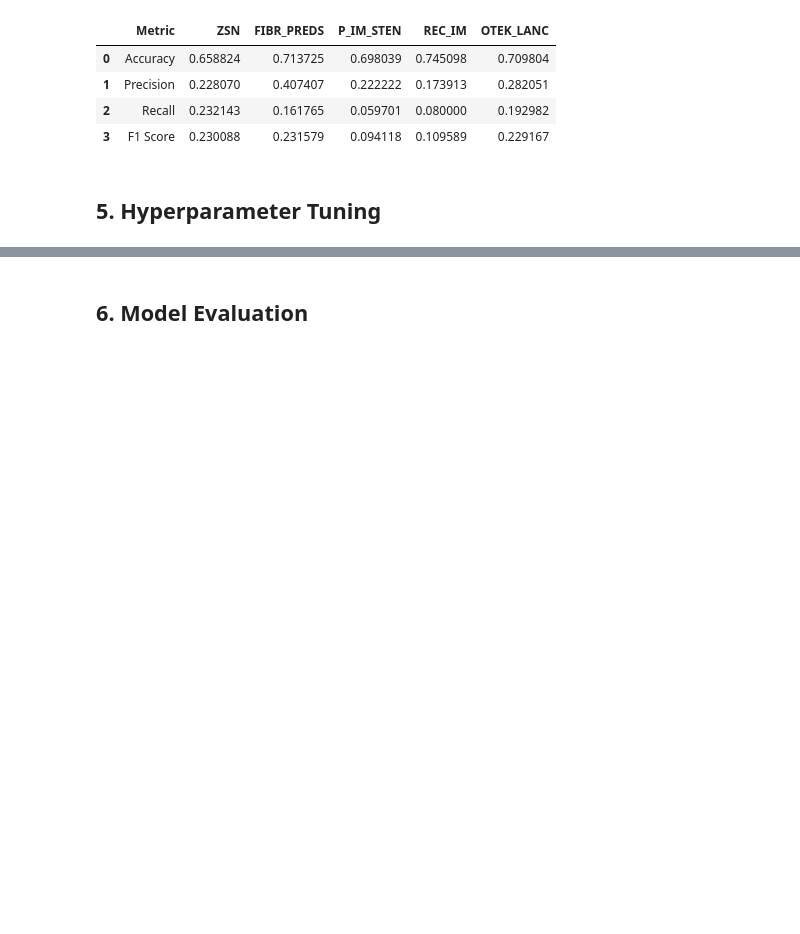
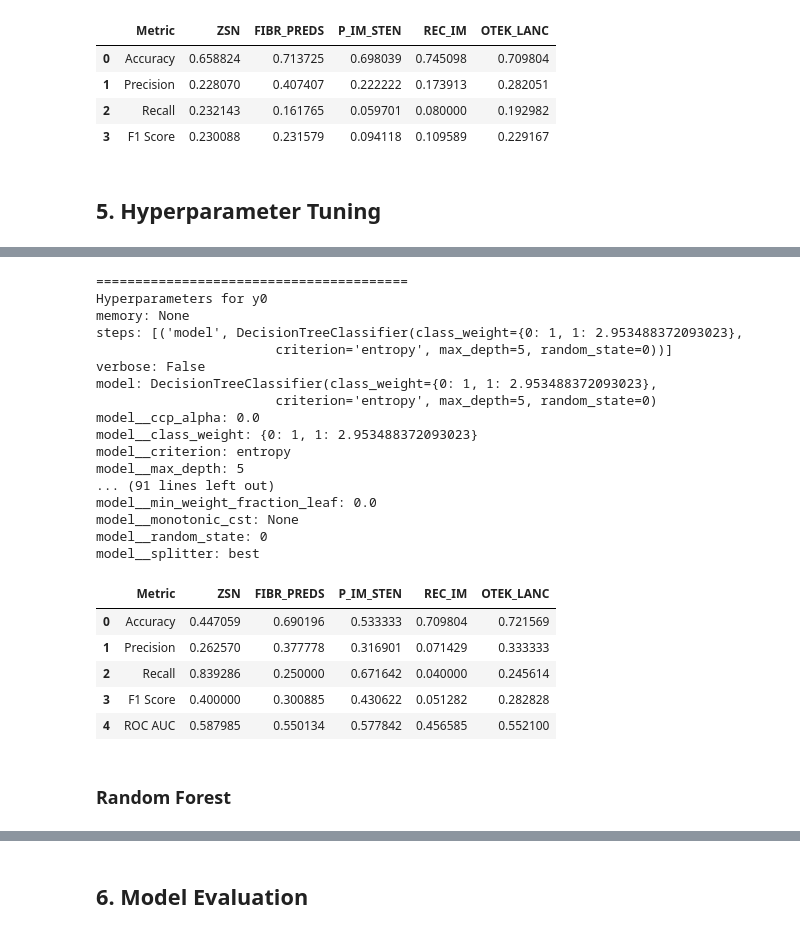
Before and after one commit to danghaidang04/Myocardial_Infraction_Complications_Analysis, a Jupyter notebook: main.ipynb, the cells around one changed output, grey strips where cells are left out. Drawn from its saved outputs; the diff is of its cells as text; code cells hidden in the pictures; blank space fills up the shorter version.

```diff
--- a/main.ipynb
+++ b/main.ipynb
@@ -617,0 +433,79 @@ results
+# %%
+# Define the pipeline
+pipeline = Pipeline(steps=[
+    ('model', DecisionTreeClassifier(random_state=0))
+])
+
+# Define class weights
+class_weights_zsn = {0: 1, 1: (len(y_train[0]) - sum(y_train[0])) / sum(y_train[0])}
+class_weights_fibr_preds = {0: 1, 1: (len(y_train[1]) - sum(y_train[1])) / sum(y_train[1])}
+class_weights_p_im_sten = {0: 1, 1: (len(y_train[2]) - sum(y_train[2])) / sum(y_train[2])}
+class_weights_rec_im = {0: 1, 1: (len(y_train[3]) - sum(y_train[3])) / sum(y_train[3])}
+class_weights_otek_lanc = {0: 1, 1: (len(y_train[4]) - sum(y_train[4])) / sum(y_train[4])}
+weights = [class_weights_zsn, class_weights_fibr_preds, class_weights_p_im_sten, class_weights_rec_im, class_weights_otek_lanc]
+
+# Post-pruning
+# path = DecisionTreeClassifier(random_state=0, class_weight={0: 1, 1: 3}).cost_complexity_pruning_path(X_train[0], y_train[0])
+# ccp_alphas, impurities = path.ccp_alphas, path.impurities
+# candidate_alphas = ccp_alphas[::10]
+
+# Define the hyperparameters
+param_grid = {
+    'model__criterion': ['gini', 'entropy'],
+    'model__max_depth': [5, 10, 15, 20],
+    'model__min_samples_split': [2, 5, 10],
+    # 'model__ccp_alpha': candidate_alphas,
+}
+
+# Define the grid search
+grid_search = GridSearchCV(pipeline, param_grid, cv=5, scoring='f1')
+
+# Train the model for all target variables and print the results as a table. A table includes several rows representing each of a metrics for imbalanced data. Each colummn represents each target variable.
+results = {"Metric": ["Accuracy", "Precision", "Recall", "F1 Score", "ROC AUC"]}
+for i in range(len(y)):
+    pipeline.set_params(model__class_weight=weights[i]) # Adding weights to the current model
+    grid_search.fit(X_train[i], y_train[i])
+    y_pred = grid_search.predict(X_val[i])
+    results[f"y{i}"] = [
+        accuracy_score(y_val[i], y_pred),
+        precision_score(y_val[i], y_pred),
+        recall_score(y_val[i], y_pred),
+        f1_score(y_val[i], y_pred),
+        roc_auc_score(y_val[i], y_pred)
+    ]
+    print("========================================") # print the best hyperparameters for the current target
+    print(f"Hyperparameters for y{i}")
+    for name, param in grid_search.best_estimator_.get_params().items():
+        print(f"{name}: {param}")
+
+results = pd.DataFrame(results)
+# Change y0,y1,y2,y3,y4 to ZSN, FIBR_PREDS, P_IM_STEN, REC_IM, OTEK_LANC
+results.columns = ["Metric", "ZSN", "FIBR_PREDS", "P_IM_STEN", "REC_IM", "OTEK_LANC"]
+
+results
+# %% [output]
+========================================
+Hyperparameters for y0
+memory: None
+steps: [('model', DecisionTreeClassifier(class_weight={0: 1, 1: 2.953488372093023},
+                       criterion='entropy', max_depth=5, random_state=0))]
+verbose: False
+model: DecisionTreeClassifier(class_weight={0: 1, 1: 2.953488372093023},
+                       criterion='entropy', max_depth=5, random_state=0)
+model__ccp_alpha: 0.0
+model__class_weight: {0: 1, 1: 2.953488372093023}
+model__criterion: entropy
+model__max_depth: 5
+... (91 lines left out)
+model__min_weight_fraction_leaf: 0.0
+model__monotonic_cst: None
+model__random_state: 0
+model__splitter: best
+|  | Metric | ZSN | FIBR_PREDS | P_IM_STEN | REC_IM | OTEK_LANC |
+| 0 | Accuracy | 0.447059 | 0.690196 | 0.533333 | 0.709804 | 0.721569 |
+| 1 | Precision | 0.262570 | 0.377778 | 0.316901 | 0.071429 | 0.333333 |
+| 2 | Recall | 0.839286 | 0.250000 | 0.671642 | 0.040000 | 0.245614 |
+| 3 | F1 Score | 0.400000 | 0.300885 | 0.430622 | 0.051282 | 0.282828 |
+| 4 | ROC AUC | 0.587985 | 0.550134 | 0.577842 | 0.456585 | 0.552100 |
+# %% [markdown]
+### Random Forest
```
Also changed, not shown: parts of 16 cells of this notebook, 1 other file.
